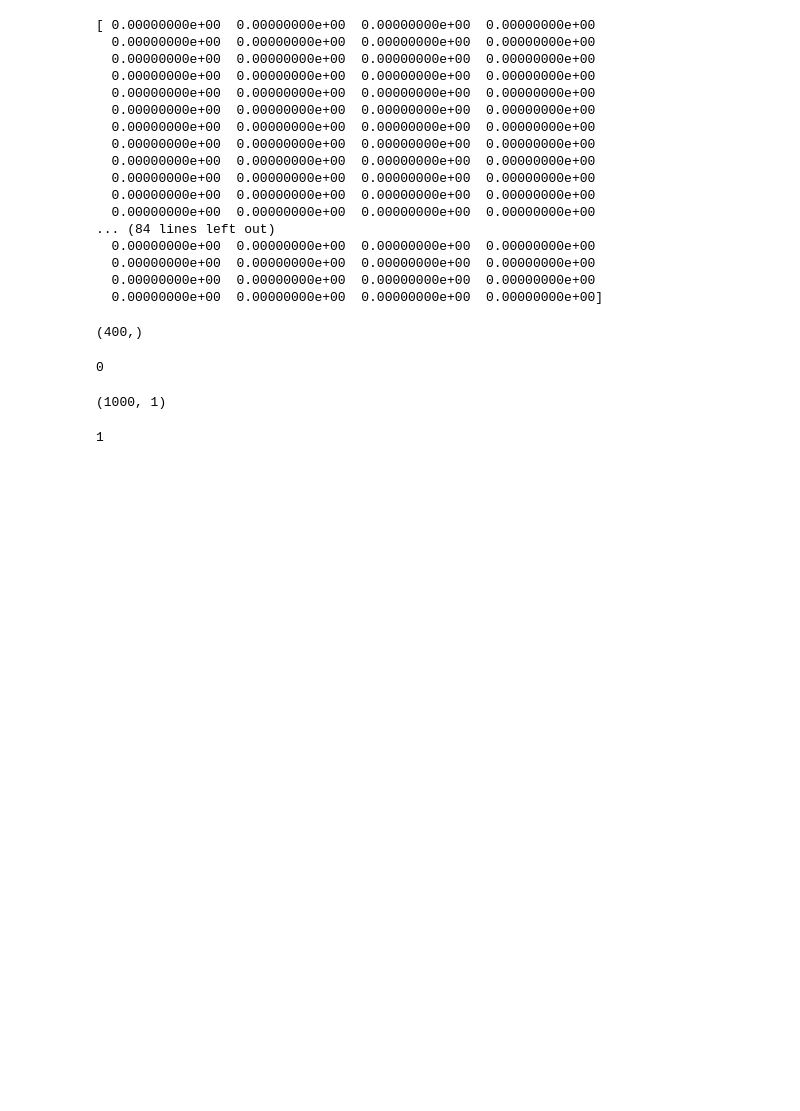
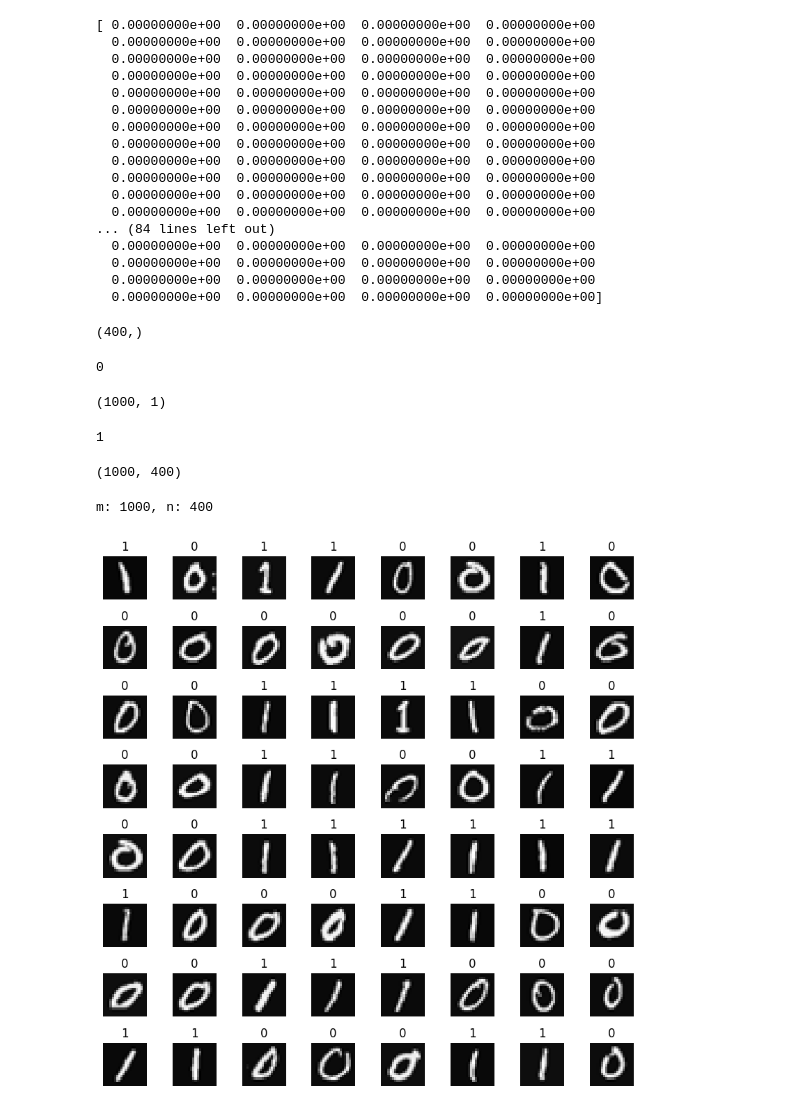
Before and after one commit to didulanthaisuru/Handwritten_digit_recognition_model, a Jupyter notebook: model_creation_notebook.ipynb, the cells around one changed output. Saved outputs shown, nothing was run; the diff lists cells and outputs as text; code cells hidden in the pictures; blank space fills up the shorter version.

Commit message:
import and visualize image data

```diff
--- a/model_creation_notebook.ipynb
+++ b/model_creation_notebook.ipynb
@@ -90,3 +90,28 @@ print(y[-1,0])
 # %%
 import warnings
 warnings.simplefilter(action="ignore", category=FutureWarning)
+# %%
+X.shape
+# %% [output]
+(1000, 400)
+# %%
+m,n =X.shape
+# %%
+print(f"m: {m}, n: {n}")
+# %% [output]
+m: 1000, n: 400
+# %%
+fig, axes =plt.subplots(8,8, figsize=(8,8))
+fig.tight_layout(pad=0.1)
+
+for i,ax in enumerate(axes.flat):
+    random_index = np.random.randint(m)
+
+    X_random_reshaped=X[random_index].reshape((20,20)).T
+
+    ax.imshow(X_random_reshaped,cmap='gray')
+
+    ax.set_title(y[random_index,0])
+    ax.set_axis_off()
+# %% [output]
+[figure, added]
```
